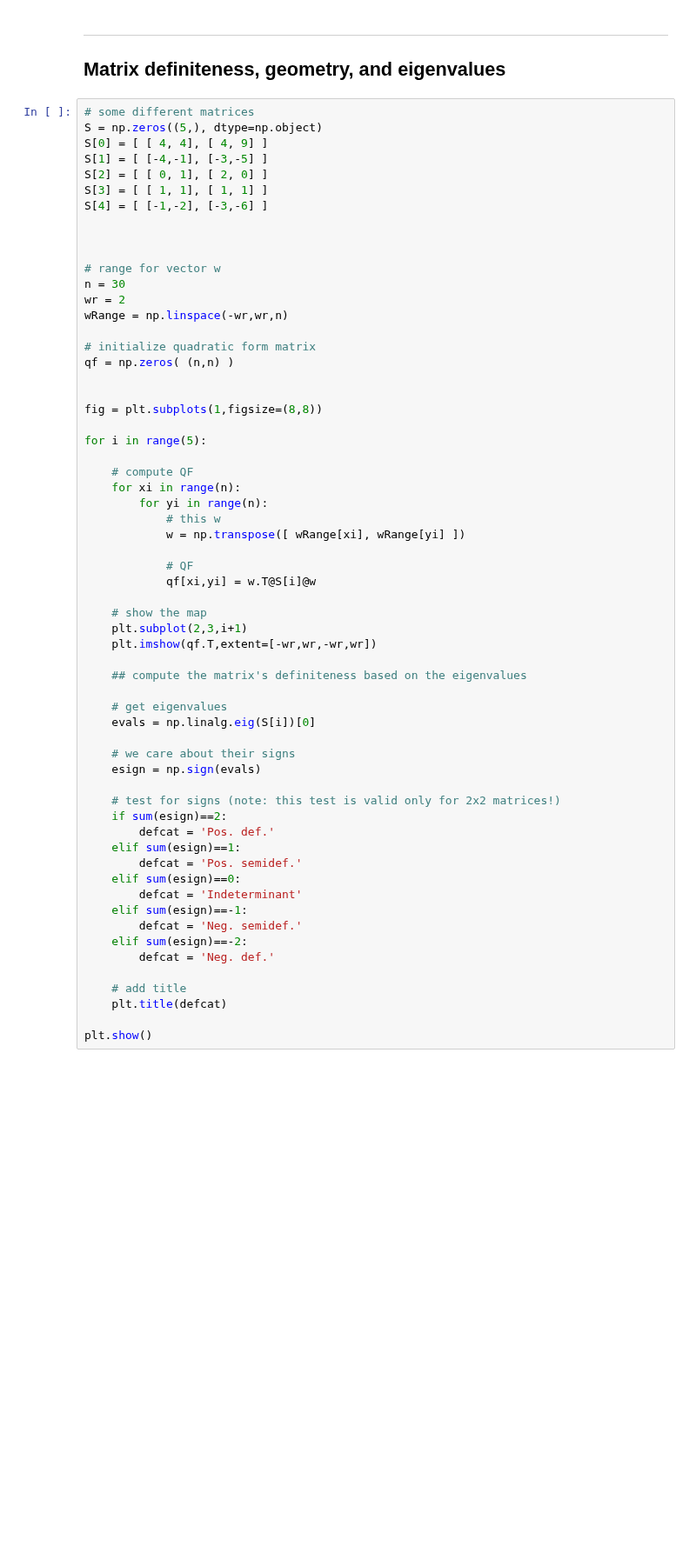
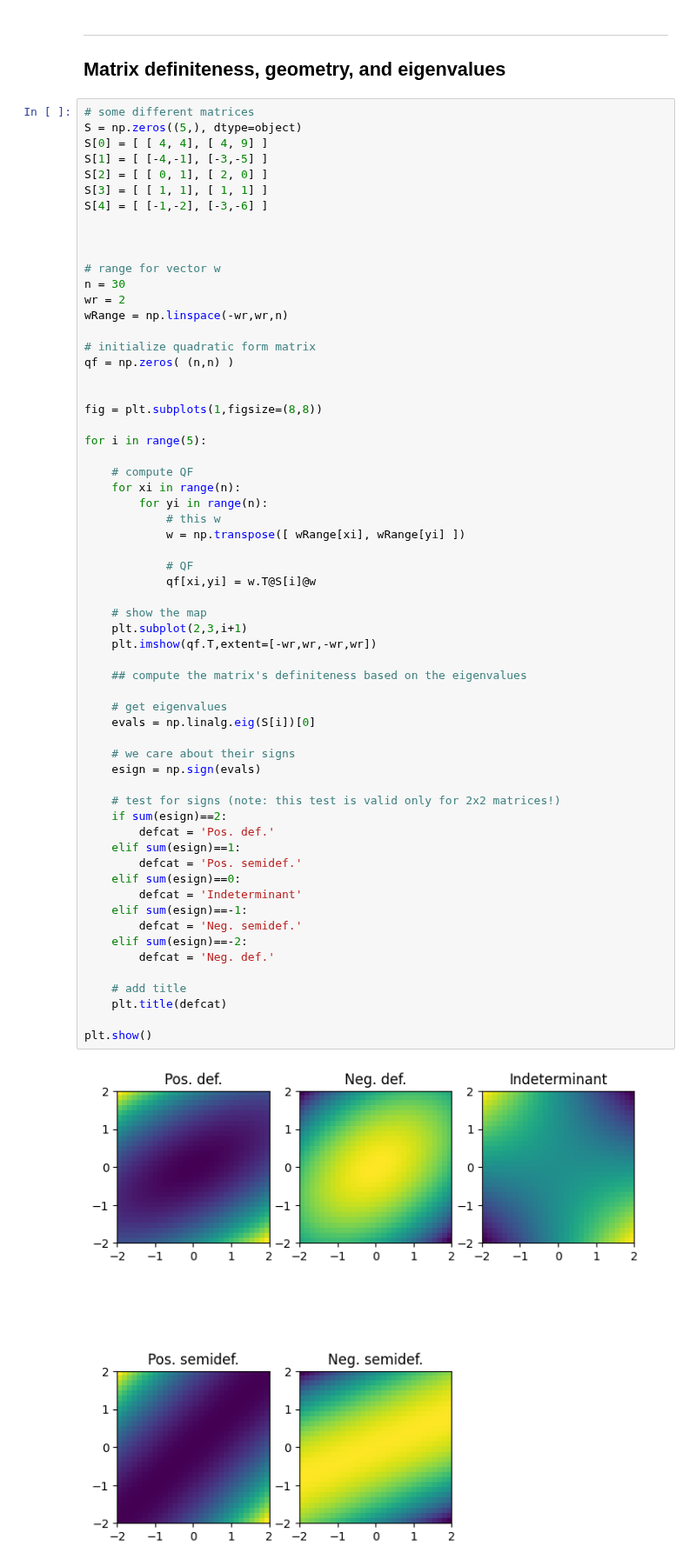
Before and after one commit to SiracencoSerghei/linear_algebra, a Jupyter notebook: 3.3_quadFormDefinite/3.3_quadform_allCode.ipynb, the cells around one changed output. Shown at 87% size. Saved outputs shown, nothing was run; the diff lists cells and outputs as text; blank space fills up the shorter version.

```diff
--- a/3.3_quadFormDefinite/3.3_quadform_allCode.ipynb
+++ b/3.3_quadFormDefinite/3.3_quadform_allCode.ipynb
@@ -382,7 +392,7 @@ Matrix definiteness, geometry, and eigenvalues
 ---
 # %%
 # some different matrices
-S = np.zeros((5,), dtype=np.object)
+S = np.zeros((5,), dtype=object)
 S[0] = [ [ 4, 4], [ 4, 9] ]
 S[1] = [ [-4,-1], [-3,-5] ]
 S[2] = [ [ 0, 1], [ 2, 0] ]
@@ -414,30 +424,32 @@ for i in range(5):
             qf[xi,yi] = w.T@S[i]@w
 
     # show the map
     plt.subplot(2,3,i+1)
     plt.imshow(qf.T,extent=[-wr,wr,-wr,wr])
 
     ## compute the matrix's definiteness based on the eigenvalues
 
     # get eigenvalues
     evals = np.linalg.eig(S[i])[0]
 
     # we care about their signs
     esign = np.sign(evals)
 
     # test for signs (note: this test is valid only for 2x2 matrices!)
     if sum(esign)==2:
         defcat = 'Pos. def.'
     elif sum(esign)==1:
         defcat = 'Pos. semidef.'
     elif sum(esign)==0:
         defcat = 'Indeterminant'
     elif sum(esign)==-1:
         defcat = 'Neg. semidef.'
     elif sum(esign)==-2:
         defcat = 'Neg. def.'
 
     # add title
     plt.title(defcat)
 
 plt.show()
+# %% [output]
+[figure, added]
```
Also changed, not shown: parts of 4 cells of this notebook.
